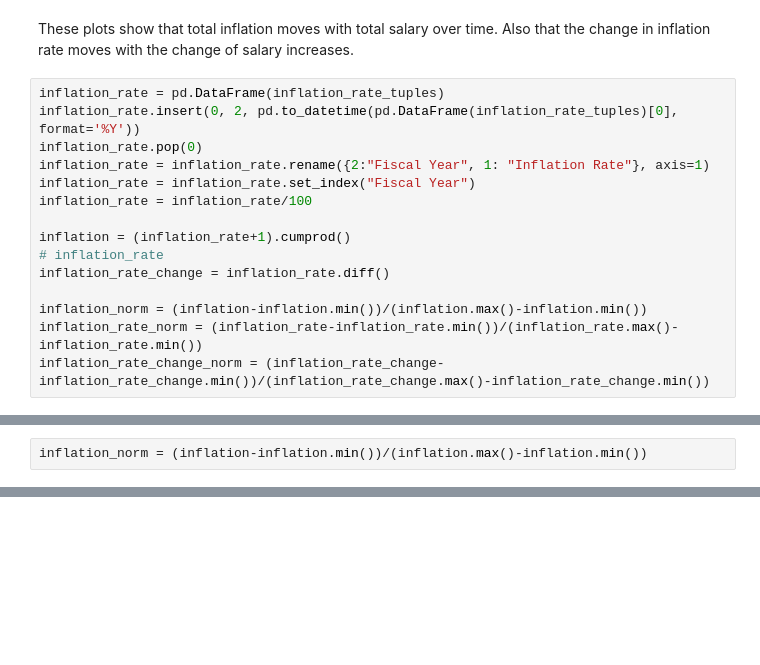
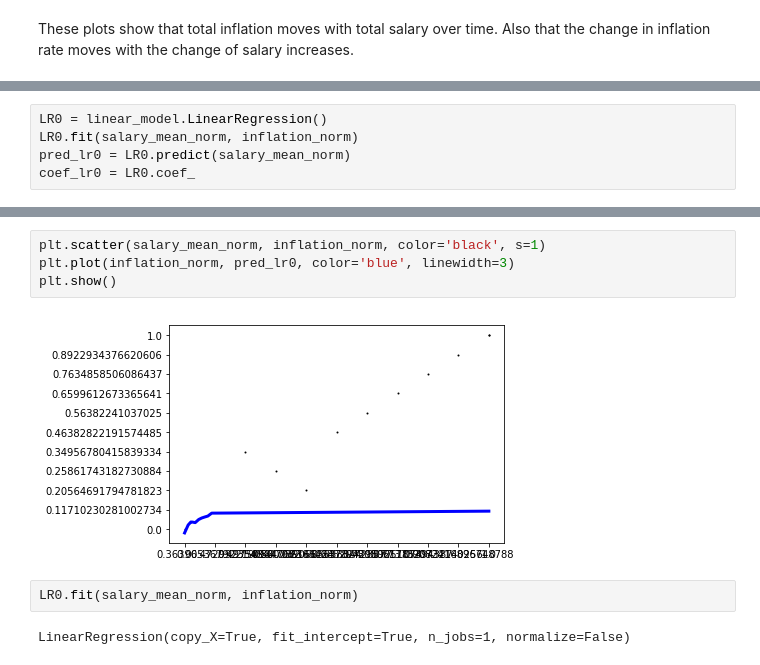
Before and after one commit to iopoi/iowa_state_employee_analysis-, a Jupyter notebook: Explore Events.ipynb, the cells around one changed output, grey strips where cells are left out. Drawn from its saved outputs; the diff is of its cells as text; blank space fills up the shorter version.

```diff
--- a/Explore Events.ipynb
+++ b/Explore Events.ipynb
@@ -168,17 +185,2 @@ Ks_2sampResult(statistic=0.22222222222222227, pvalue=0.9574745441329627)
 # %% [markdown]
 These plots show that total inflation moves with total salary over time. Also that the change in inflation rate moves with the change of salary increases.
-# %%
-inflation_rate = pd.DataFrame(inflation_rate_tuples)
-inflation_rate.insert(0, 2, pd.to_datetime(pd.DataFrame(inflation_rate_tuples)[0], format='%Y'))
-inflation_rate.pop(0)
-inflation_rate = inflation_rate.rename({2:"Fiscal Year", 1: "Inflation Rate"}, axis=1)
-inflation_rate = inflation_rate.set_index("Fiscal Year")
-inflation_rate = inflation_rate/100
-
-inflation = (inflation_rate+1).cumprod()
-# inflation_rate
-inflation_rate_change = inflation_rate.diff()
-
-inflation_norm = (inflation-inflation.min())/(inflation.max()-inflation.min())
-inflation_rate_norm = (inflation_rate-inflation_rate.min())/(inflation_rate.max()-inflation_rate.min())
-inflation_rate_change_norm = (inflation_rate_change-inflation_rate_change.min())/(inflation_rate_change.max()-inflation_rate_change.min())
@@ -200,2 +186,0 @@ Name: 0, dtype: datetime64[ns]
-# %%
-inflation_norm = (inflation-inflation.min())/(inflation.max()-inflation.min())
@@ -313,0 +195,5 @@ pd.DataFrame()
+# %%
+LR0 = linear_model.LinearRegression()
+LR0.fit(salary_mean_norm, inflation_norm)
+pred_lr0 = LR0.predict(salary_mean_norm)
+coef_lr0 = LR0.coef_
@@ -313,0 +218,10 @@ pd.DataFrame()
+# %%
+plt.scatter(salary_mean_norm, inflation_norm, color='black', s=1)
+plt.plot(inflation_norm, pred_lr0, color='blue', linewidth=3)
+plt.show()
+# %% [output]
+[figure, added]
+# %%
+LR0.fit(salary_mean_norm, inflation_norm)
+# %% [output]
+LinearRegression(copy_X=True, fit_intercept=True, n_jobs=1, normalize=False)
```
Also changed, not shown: parts of 64 cells of this notebook, 1 other file.
